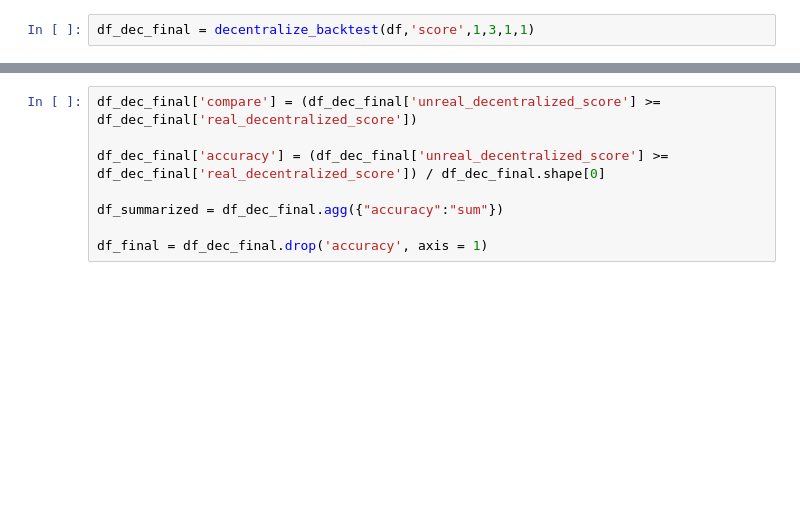
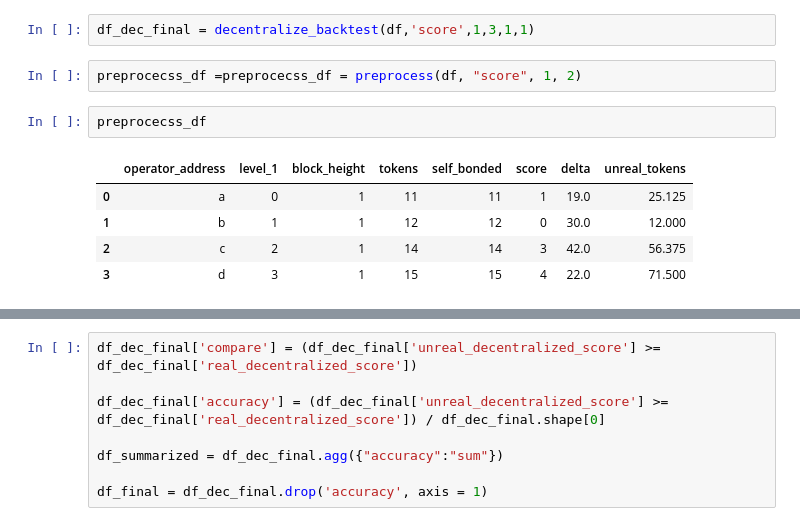
Before and after one commit to hainguyenhuy2002/orchai_validator, a Jupyter notebook: notebooks/01_test.ipynb, the cells around one changed output, grey strips where cells are left out. Drawn from its saved outputs; the diff is of its cells as text; blank space fills up the shorter version.

```diff
--- a/notebooks/01_test.ipynb
+++ b/notebooks/01_test.ipynb
@@ -446,3 +455,13 @@ def decentralize_backtest(df:pd.DataFrame, predicted_col:str, start:int, end: in
     return df_dec_final
 # %%
 df_dec_final = decentralize_backtest(df,'score',1,3,1,1)
+# %%
+preprocecss_df =preprocecss_df = preprocess(df, "score", 1, 2)
+# %%
+preprocecss_df
+# %% [output]
+|  | operator_address | level_1 | block_height | tokens | self_bonded | score | delta | unreal_tokens |
+| 0 | a | 0 | 1 | 11 | 11 | 1 | 19.0 | 25.125 |
+| 1 | b | 1 | 1 | 12 | 12 | 0 | 30.0 | 12.000 |
+| 2 | c | 2 | 1 | 14 | 14 | 3 | 42.0 | 56.375 |
+| 3 | d | 3 | 1 | 15 | 15 | 4 | 22.0 | 71.500 |
```
Also changed, not shown: parts of 8 cells of this notebook, 1 other file.
